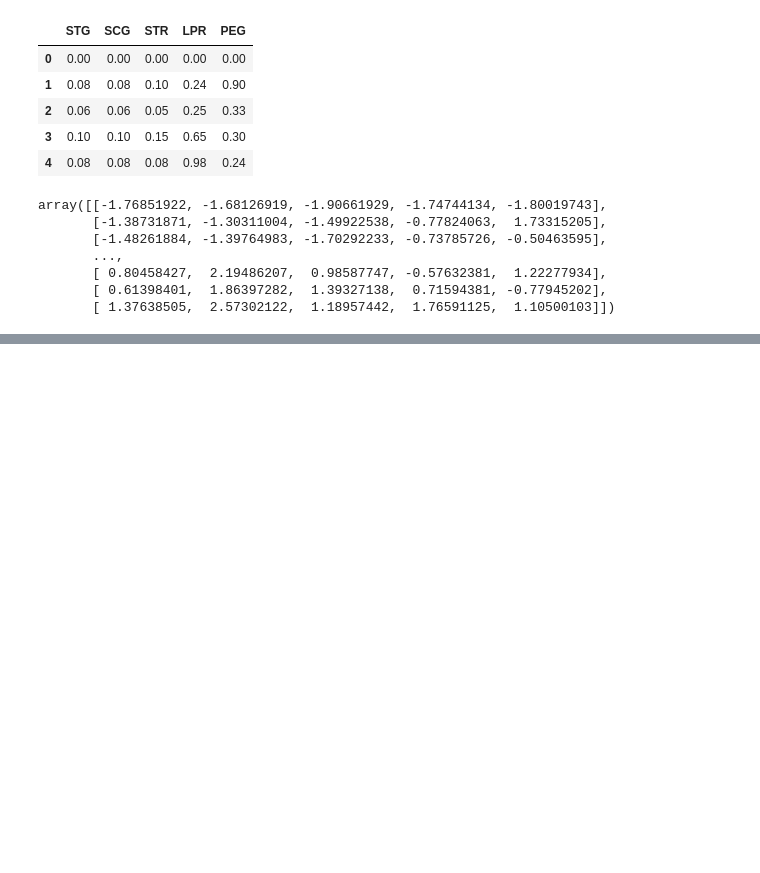
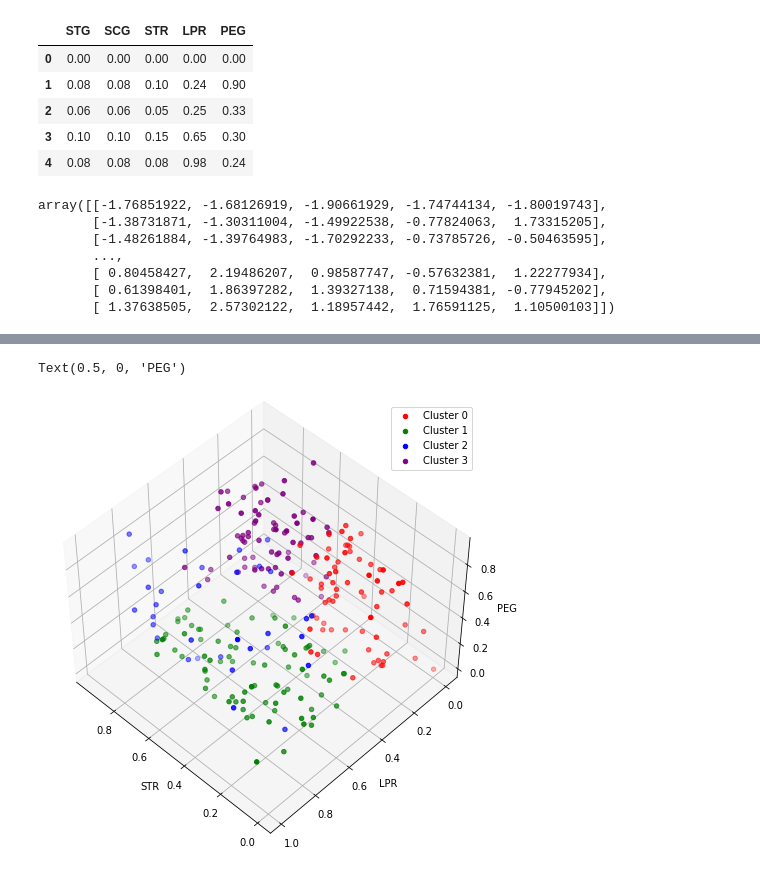
Before and after one commit to segara2410/Computational-intelligence, a Jupyter notebook: kmeans/kmeans_students.ipynb, the cells around one changed output, grey strips where cells are left out. Drawn from its saved outputs; the diff is of its cells as text; code cells hidden in the pictures; blank space fills up the shorter version.

Commit message:
add visualization for kmeans

```diff
--- a/kmeans/kmeans_students.ipynb
+++ b/kmeans/kmeans_students.ipynb
@@ -73,0 +74,23 @@ source_df['eq'] = np.where(source_df[" UNS"] == source_df["Km_label"], True, Fal
+# %%
+import matplotlib.cm as cm
+import matplotlib.pyplot as plt
+from mpl_toolkits.mplot3d import Axes3D
+
+fig = plt.figure(1, figsize=(8, 6))
+plt.clf()
+ax = Axes3D(fig, rect=[0, 0, .95, 1], elev=48, azim=134)
+
+plt.cla()
+
+colors = ['red', 'green', 'blue', 'purple']
+for i in range(max(labels) + 1):
+    ax_df = df.where(df["Clus_km"] == i)
+    ax.scatter(ax_df['STR'], ax_df['LPR'], ax_df['PEG'], c=colors[i], label='Cluster '+str(i))
+
+ax.legend()
+ax.set_xlabel('STR')
+ax.set_ylabel('LPR')
+ax.set_zlabel('PEG')
+# %% [output]
+Text(0.5, 0, 'PEG')
+[figure, added]
```
Also changed, not shown: parts of 3 cells of this notebook.
